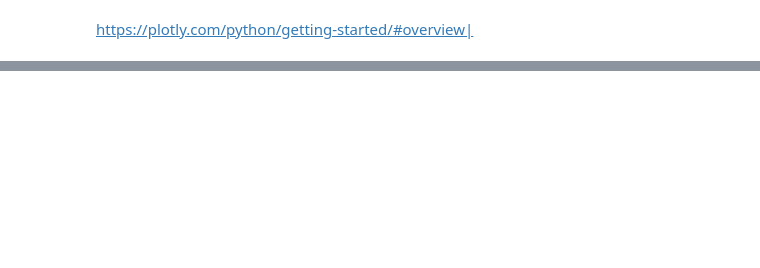
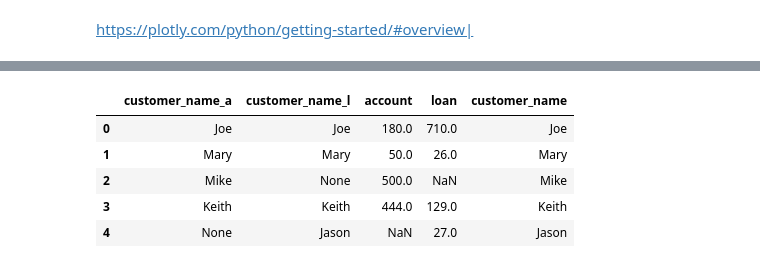
Before and after one commit to bookpanda/2110322-DB-SYS, a Jupyter notebook: SQL_Pandas/exercise.ipynb, the cells around one changed output, grey strips where cells are left out. Cells and saved outputs as stored; diff of their text form; code cells hidden in the pictures; blank space fills up the shorter version.

```diff
--- a/SQL_Pandas/exercise.ipynb
+++ b/SQL_Pandas/exercise.ipynb
@@ -187,0 +105,11 @@ fig.show()
+# %%
+df['customer_name'] = df['customer_name_a'].combine_first(df['customer_name_l'])
+df = df[df['customer_name'].notna()]
+df
+# %% [output]
+|  | customer_name_a | customer_name_l | account | loan | customer_name |
+| 0 | Joe | Joe | 180.0 | 710.0 | Joe |
+| 1 | Mary | Mary | 50.0 | 26.0 | Mary |
+| 2 | Mike | None | 500.0 | NaN | Mike |
+| 3 | Keith | Keith | 444.0 | 129.0 | Keith |
+| 4 | None | Jason | NaN | 27.0 | Jason |
```
Also changed, not shown: parts of 31 cells of this notebook.
